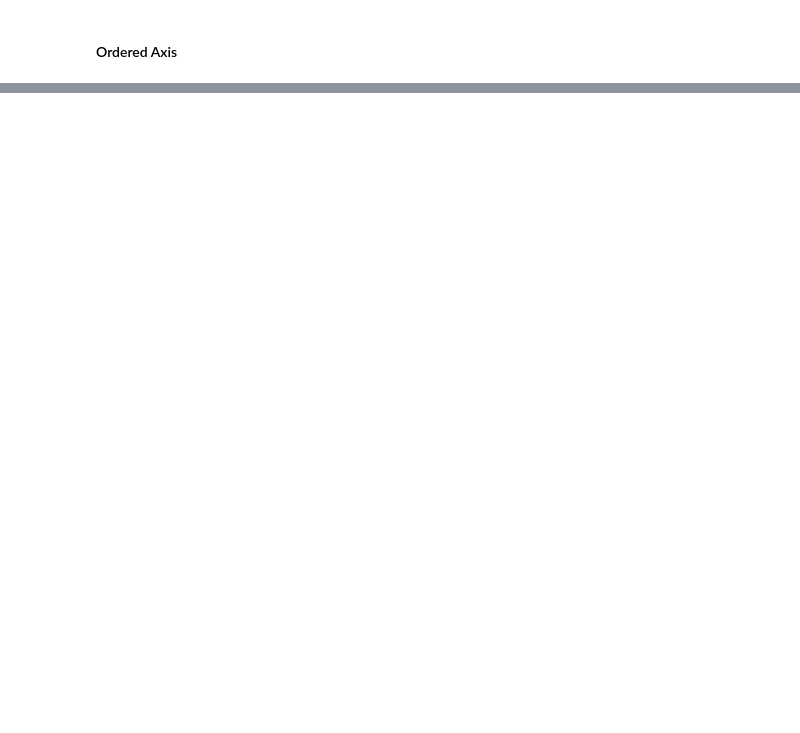
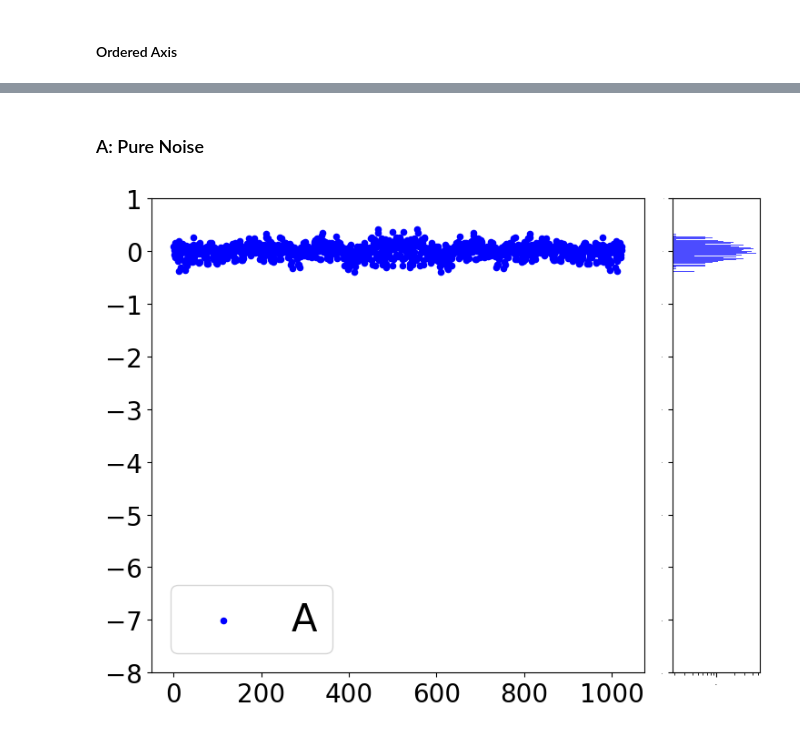
Before and after one commit to d-domeniconi/hopfield_network, a Jupyter notebook: learning_about_learning.ipynb, the cells around one changed output, grey strips where cells are left out. Drawn from its saved outputs; the diff is of its cells as text; code cells hidden in the pictures; blank space fills up the shorter version.

```diff
--- a/learning_about_learning.ipynb
+++ b/learning_about_learning.ipynb
@@ -265,0 +295,8 @@ plt.show()
+# %% [markdown]
+### A: Pure Noise
+# %%
+a_data = np.load("data/averages_trained_0.npz")
+
+hp.plot_energy_and_distribution('A', a_data["y"], plot_color='blue')
+# %% [output]
+[figure, added]
```
Also changed, not shown: parts of 18 cells of this notebook, 22 other files.
